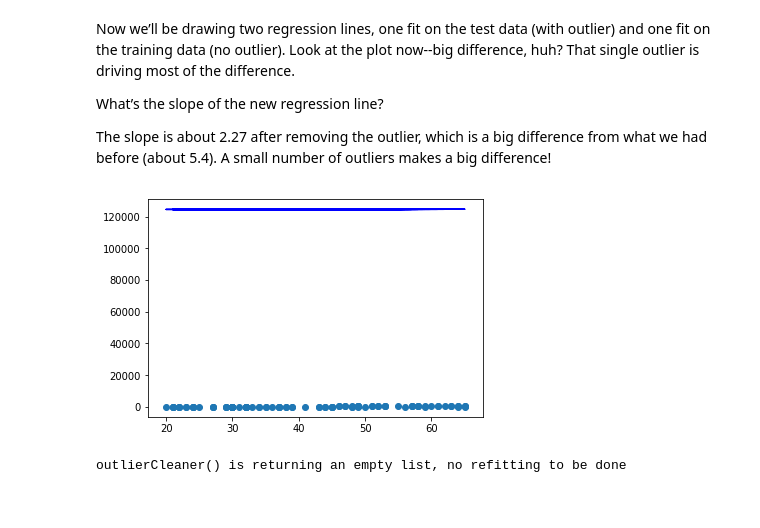
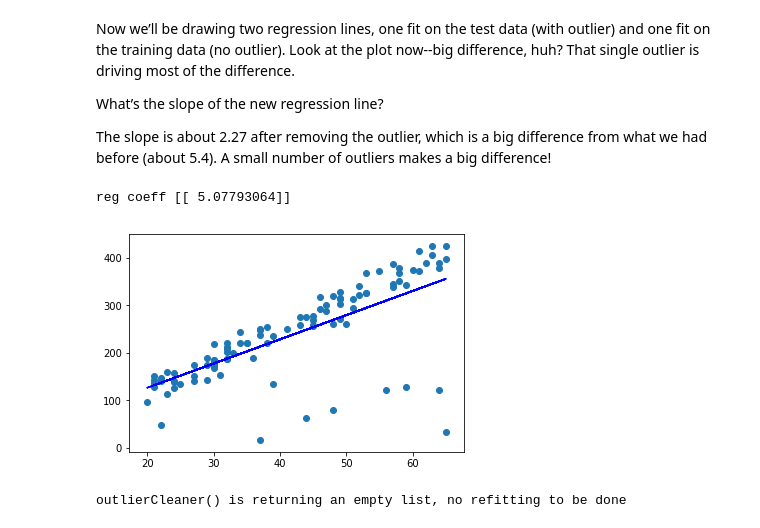
Before and after one commit to Rithvik-Kranti/Enron-Data-Project, a Jupyter notebook: data set and questions.ipynb, the cells around one changed output. Cells and saved outputs as stored; diff of their text form; code cells hidden in the pictures.

Commit message:
slope reg with outlier

```diff
--- a/data set and questions.ipynb
+++ b/data set and questions.ipynb
@@ -510,8 +510,12 @@ ages_train, ages_test, net_worths_train, net_worths_test = train_test_split(ages
 ### the plotting code below works, and you can see what your regression looks like
 
 
+from sklearn.linear_model import LinearRegression
+reg=LinearRegression()
+reg.fit(ages_train,net_worths_train)
+reg
 
-
+print "reg coeff " + str(reg.coef_)
 
 
 
@@ -538,32 +542,33 @@ except NameError:
 
 
 
 
 
 
 
 ### only run this code if cleaned_data is returning data
 if len(cleaned_data) > 0:
     ages, net_worths, errors = zip(*cleaned_data)
     ages       = numpy.reshape( numpy.array(ages), (len(ages), 1))
     net_worths = numpy.reshape( numpy.array(net_worths), (len(net_worths), 1))
 
     ### refit your cleaned data!
     try:
         reg.fit(ages, net_worths)
         plt.plot(ages, reg.predict(ages), color="blue")
     except NameError:
         print "you don't seem to have regression imported/created,"
         print "   or else your regression object isn't named reg"
         print "   either way, only draw the scatter plot of the cleaned data"
     plt.scatter(ages, net_worths)
     plt.xlabel("ages")
     plt.ylabel("net worths")
     plt.show()
 
 
 else:
     print "outlierCleaner() is returning an empty list, no refitting to be done"
 # %% [output]
+reg coeff [[ 5.07793064]]
-[figure, old version]
+[figure, new version]
-outlierCleaner() is returning an empty list, no refitting to be done
+outlierCleaner() is returning an empty list, no refitting to be done
```
